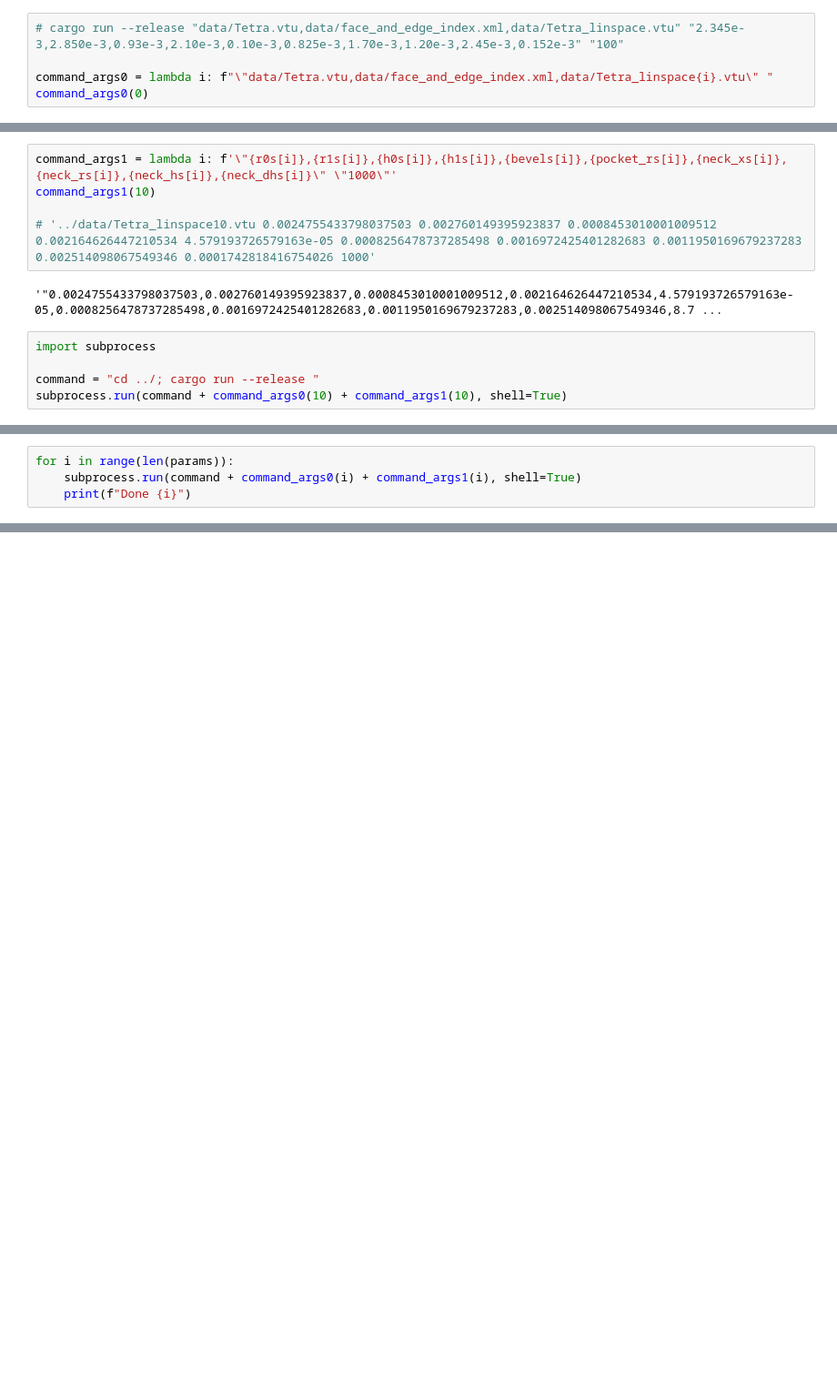
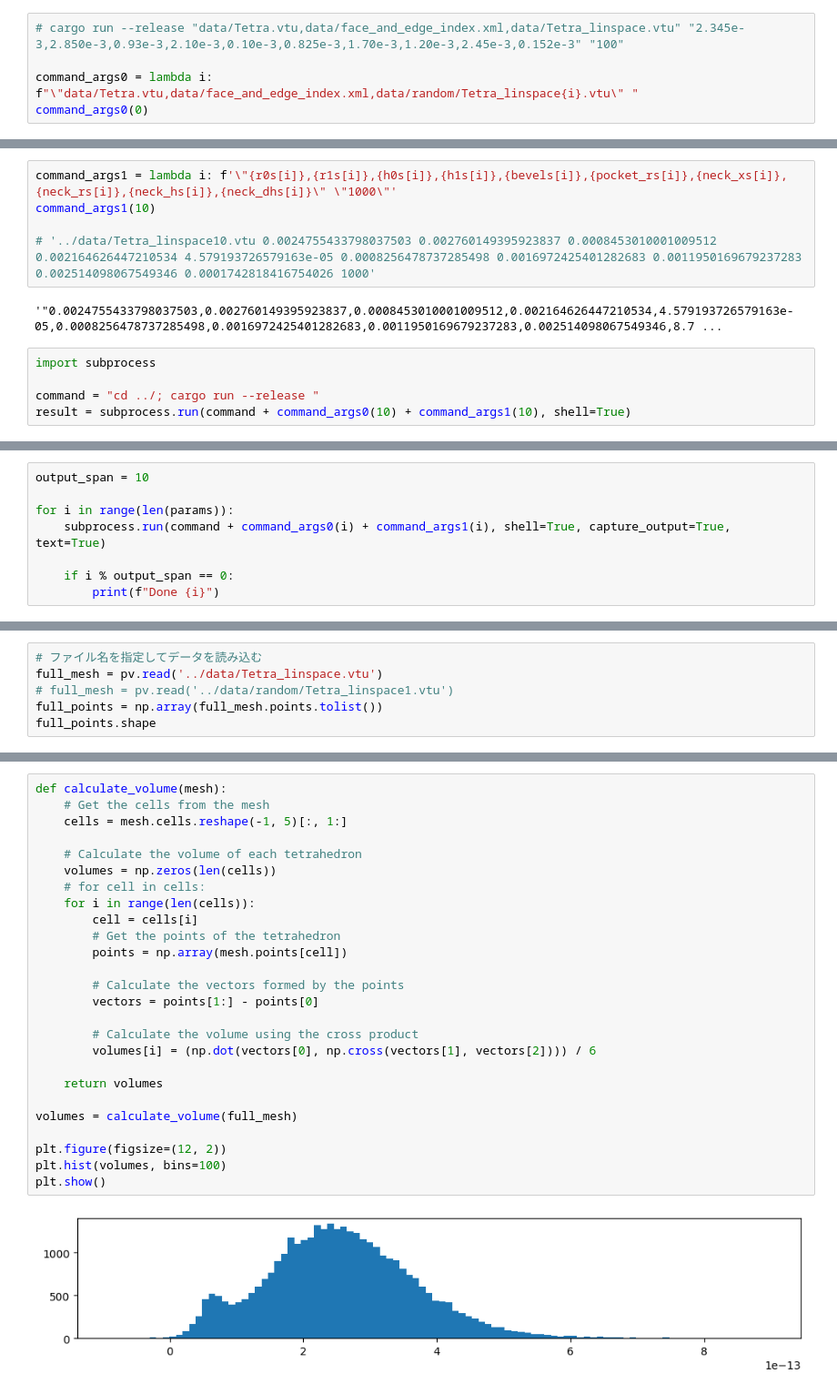
Before and after one commit to gyakusu/Mophing, a Jupyter notebook: python/MakeRandomGeomety.ipynb, the cells around one changed output, grey strips where cells are left out. Shown: that part at 91% size. Drawn from its saved outputs; the diff is of its cells as text; blank space fills up the shorter version.

```diff
--- a/python/MakeRandomGeomety.ipynb
+++ b/python/MakeRandomGeomety.ipynb
@@ -104,6 +110,6 @@ df.to_csv('../data/random/random_params.csv', index=False)
 # %%
 # cargo run --release "data/Tetra.vtu,data/face_and_edge_index.xml,data/Tetra_linspace.vtu" "2.345e-3,2.850e-3,0.93e-3,2.10e-3,0.10e-3,0.825e-3,1.70e-3,1.20e-3,2.45e-3,0.152e-3" "100"
 
-command_args0 = lambda i: f"\"data/Tetra.vtu,data/face_and_edge_index.xml,data/Tetra_linspace{i}.vtu\" "
+command_args0 = lambda i: f"\"data/Tetra.vtu,data/face_and_edge_index.xml,data/random/Tetra_linspace{i}.vtu\" "
 command_args0(0)
 # %% [output]
@@ -119,5 +125,5 @@ command_args1(10)
 import subprocess
 
 command = "cd ../; cargo run --release "
-subprocess.run(command + command_args0(10) + command_args1(10), shell=True)
+result = subprocess.run(command + command_args0(10) + command_args1(10), shell=True)
 # %% [output]
@@ -130,5 +150,9 @@ CompletedProcess(args='cd ../; cargo run --release "data/Tetra.vtu,data/face_and
 # %%
+output_span = 10
+
 for i in range(len(params)):
-    subprocess.run(command + command_args0(i) + command_args1(i), shell=True)
-    print(f"Done {i}")
+    subprocess.run(command + command_args0(i) + command_args1(i), shell=True, capture_output=True, text=True)
+
+    if i % output_span == 0:
+        print(f"Done {i}")
 # %% [output]
@@ -166,0 +175,6 @@ Done 5
+# %%
+# ファイル名を指定してデータを読み込む
+full_mesh = pv.read('../data/Tetra_linspace.vtu')
+# full_mesh = pv.read('../data/random/Tetra_linspace1.vtu')
+full_points = np.array(full_mesh.points.tolist())
+full_points.shape
@@ -166,0 +183,28 @@ Done 5
+# %%
+def calculate_volume(mesh):
+    # Get the cells from the mesh
+    cells = mesh.cells.reshape(-1, 5)[:, 1:]
+
+    # Calculate the volume of each tetrahedron
+    volumes = np.zeros(len(cells))
+    # for cell in cells:
+    for i in range(len(cells)):
+        cell = cells[i]
+        # Get the points of the tetrahedron
+        points = np.array(mesh.points[cell])
+
+        # Calculate the vectors formed by the points
+        vectors = points[1:] - points[0]
+
+        # Calculate the volume using the cross product
+        volumes[i] = (np.dot(vectors[0], np.cross(vectors[1], vectors[2]))) / 6
+
+    return volumes
+
+volumes = calculate_volume(full_mesh)
+
+plt.figure(figsize=(12, 2))
+plt.hist(volumes, bins=100)
+plt.show()
+# %% [output]
+[figure, added]
```
Also changed, not shown: parts of 23 cells of this notebook, 9 other files.
